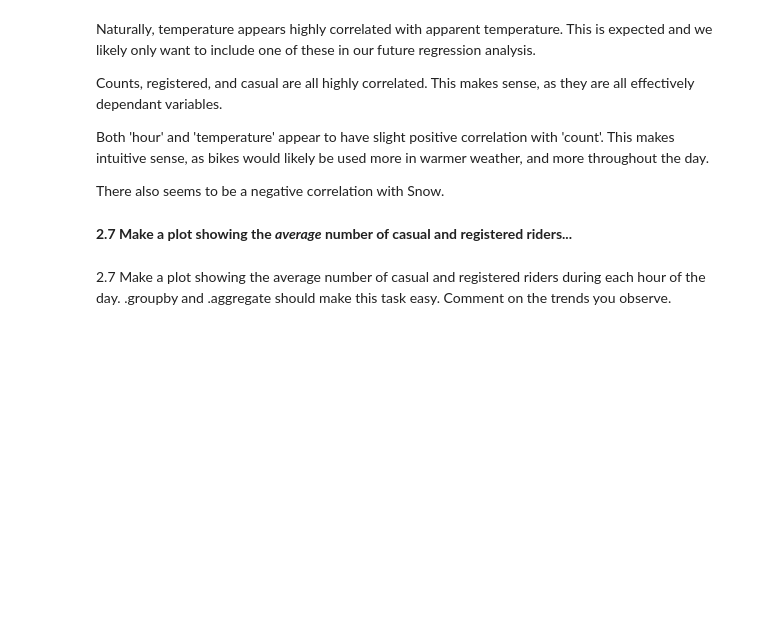
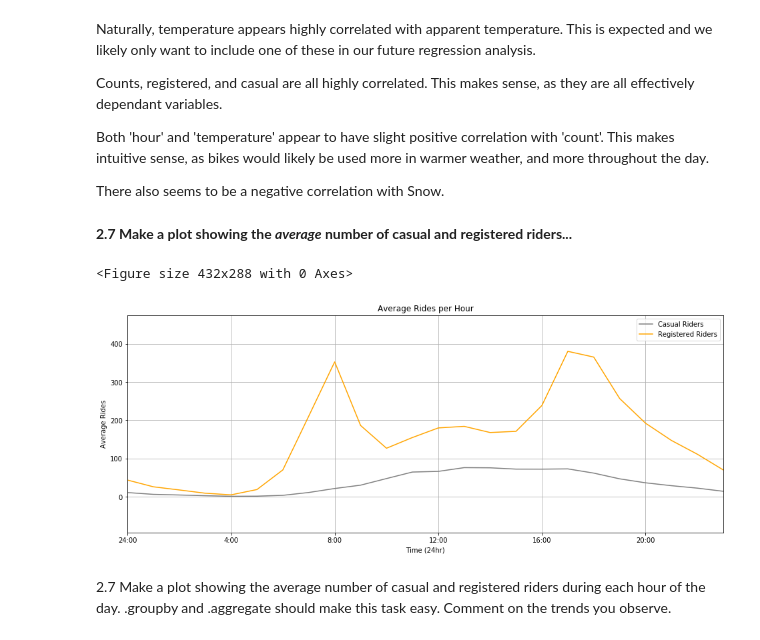
Before and after one commit to kdumontnu/2019-CS109A, a Jupyter notebook: homework/hw3/cs109a_hw3submit.ipynb, the cells around one changed output. Cells and saved outputs as stored; diff of their text form; code cells hidden in the pictures; blank space fills up the shorter version.

```diff
--- a/homework/hw3/cs109a_hw3submit.ipynb
+++ b/homework/hw3/cs109a_hw3submit.ipynb
@@ -415,3 +408,25 @@ There also seems to be a negative correlation with Snow.
+# %%
+# your code here
+bikes_by_hour = BSS_train.groupby('hour').agg(
+    {'casual':'mean',
+     'registered':'mean'})
+
+plt.clf()
+fig, axes = plt.subplots(nrows=1, ncols=1, figsize=(16, 6))
+plt.grid(True)
+plt.margins(0, 0.25)
+plt.plot(bikes_by_hour.index, bikes_by_hour.casual, label = 'Casual Riders', color = 'grey')
+plt.plot(bikes_by_hour.index, bikes_by_hour.registered, label = 'Registered Riders', color = 'orange')
+plt.title('Average Rides per Hour')
+plt.ylabel('Average Rides')
+plt.xlabel('Time (24hr)')
+plt.xticks([0, 4, 8, 12, 16, 20])
+axes.set_xticklabels(['24:00', '4:00', '8:00', '12:00', '16:00', '20:00'])
+plt.legend()
+plt.show()
+# %% [output]
+<Figure size 432x288 with 0 Axes>
+[figure, added]
 # %% [markdown]
 2.7 Make a plot showing the average number of casual and registered riders during each hour of the day. .groupby and .aggregate should make this task easy. Comment on the trends you observe.
 # %% [markdown]
```
Also changed, not shown: parts of 8 cells of this notebook.
